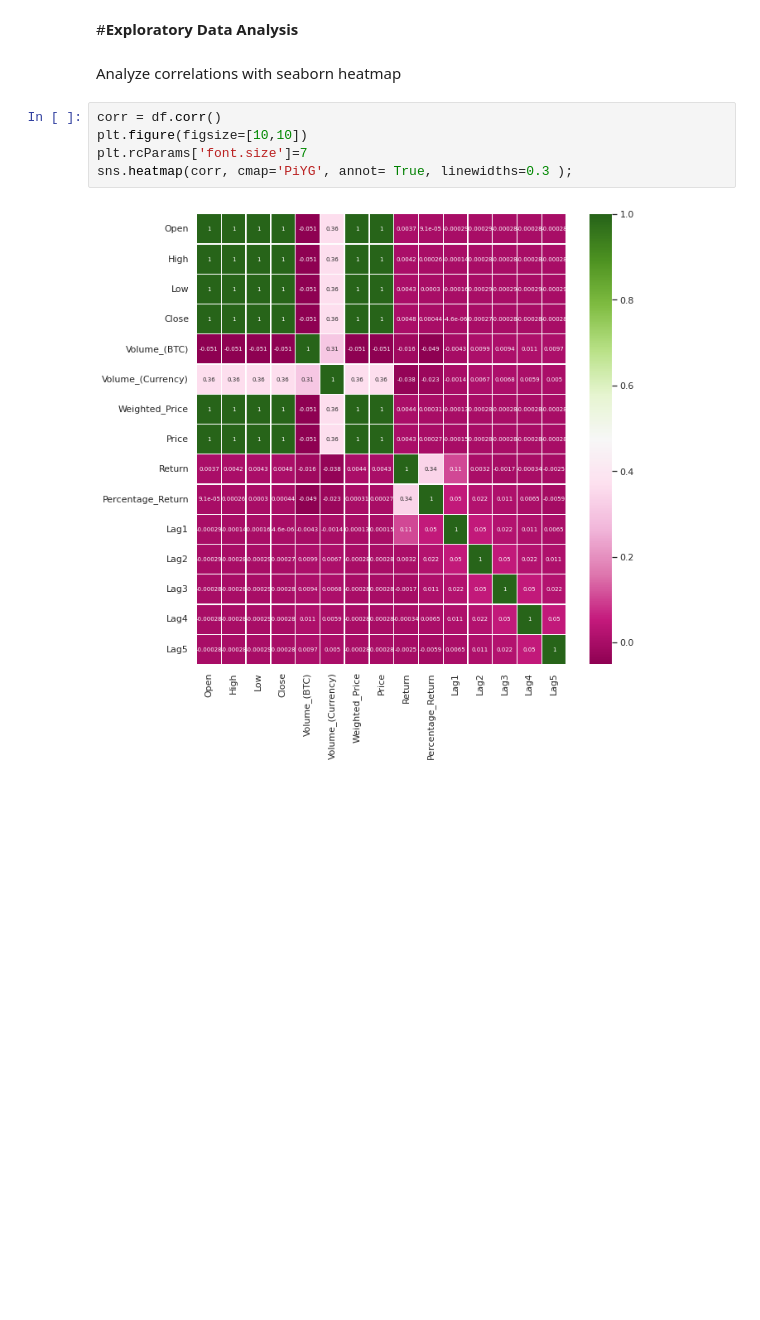
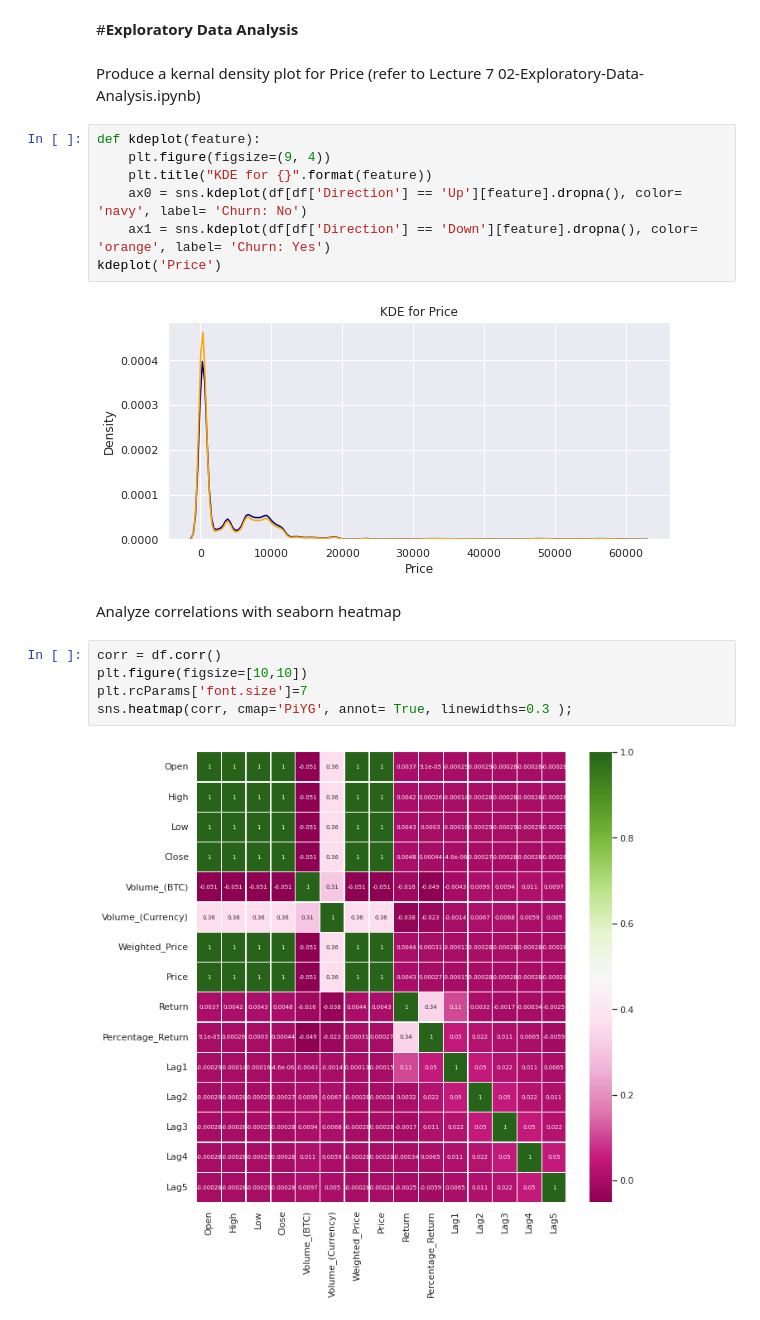
Before and after one commit to zhouchun0105/BA780-project, a Jupyter notebook: BA780.ipynb, the cells around one changed output. Drawn from its saved outputs; the diff is of its cells as text; blank space fills up the shorter version.

```diff
--- a/BA780.ipynb
+++ b/BA780.ipynb
@@ -126,6 +126,17 @@ df.head()
 | 2011-12-31 07:56:00 | 4.39 | 4.39 | 4.39 | 4.39 | 0.853442 | 3.746611 | 4.39 | 4.39 | ... |
 # %% [markdown]
 #**Exploratory Data Analysis**
+# %% [markdown]
+Produce a kernal density plot for Price (refer to Lecture 7 02-Exploratory-Data-Analysis.ipynb)
+# %%
+def kdeplot(feature):
+    plt.figure(figsize=(9, 4))
+    plt.title("KDE for {}".format(feature))
+    ax0 = sns.kdeplot(df[df['Direction'] == 'Up'][feature].dropna(), color= 'navy', label= 'Churn: No')
+    ax1 = sns.kdeplot(df[df['Direction'] == 'Down'][feature].dropna(), color= 'orange', label= 'Churn: Yes')
+kdeplot('Price')
+# %% [output]
+[figure, added]
 # %% [markdown]
 Analyze correlations with seaborn heatmap
 # %%
```
